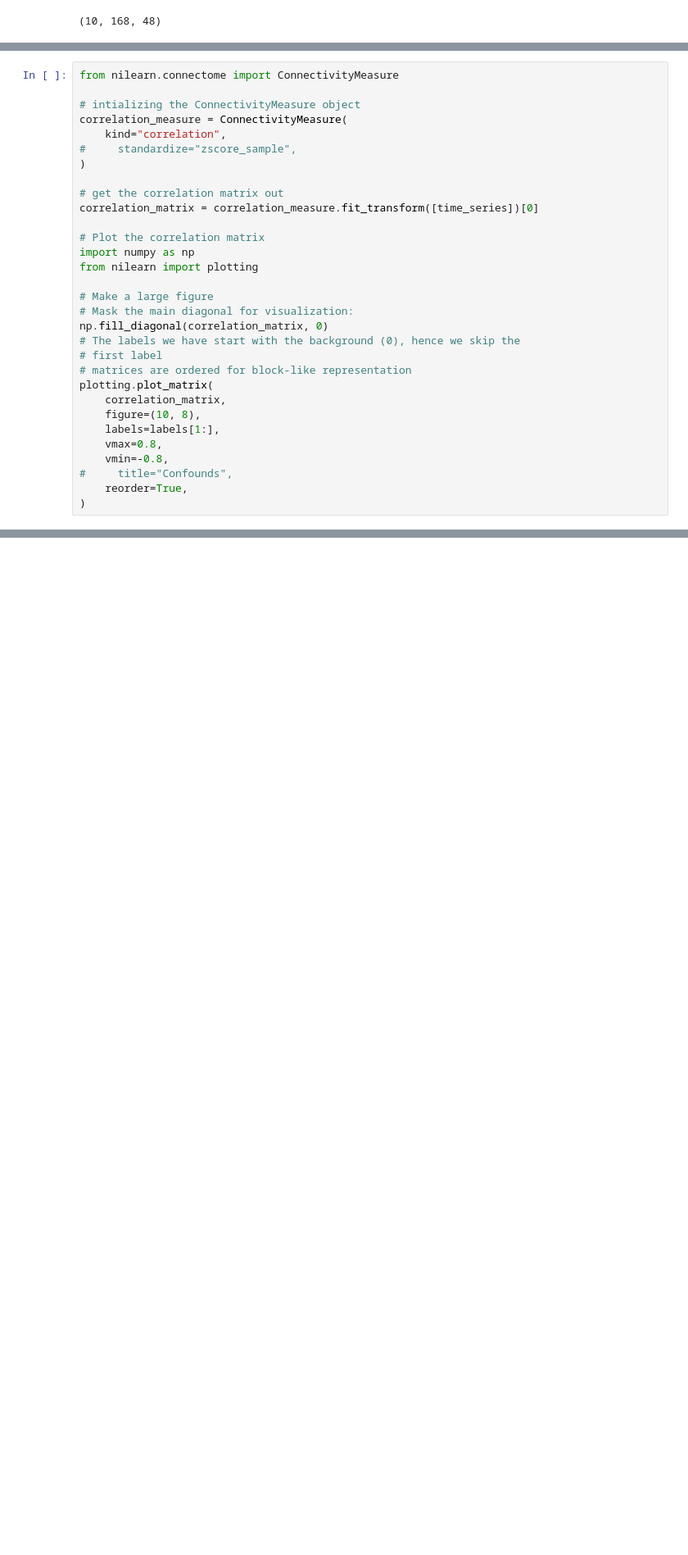
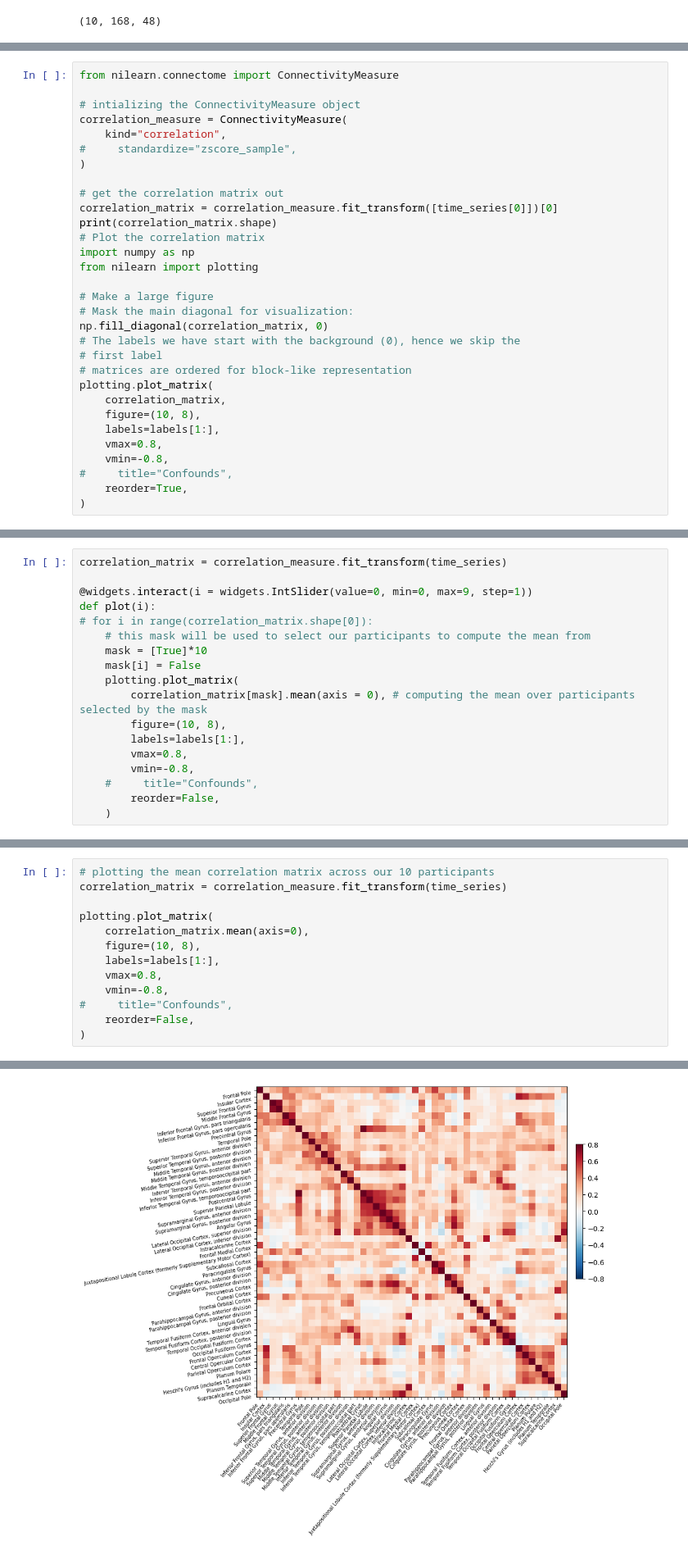
Before and after one commit to opdewinter/prsm-neuro-crash-course, a Jupyter notebook: nilearn first steps.ipynb, the cells around one changed output, grey strips where cells are left out. Shown at 82% size. Drawn from its saved outputs; the diff is of its cells as text; blank space fills up the shorter version.

Commit message:
update nilearn first steps 10-04

```diff
--- a/nilearn first steps.ipynb
+++ b/nilearn first steps.ipynb
@@ -202,8 +192,8 @@ correlation_measure = ConnectivityMeasure(
 )
 
 # get the correlation matrix out
-correlation_matrix = correlation_measure.fit_transform([time_series])[0]
-
+correlation_matrix = correlation_measure.fit_transform([time_series[0]])[0]
+print(correlation_matrix.shape)
 # Plot the correlation matrix
 import numpy as np
 from nilearn import plotting
@@ -228,0 +251,18 @@ plotting.plot_matrix(
+# %%
+correlation_matrix = correlation_measure.fit_transform(time_series)
+
+@widgets.interact(i = widgets.IntSlider(value=0, min=0, max=9, step=1))
+def plot(i):
+# for i in range(correlation_matrix.shape[0]):
+    # this mask will be used to select our participants to compute the mean from
+    mask = [True]*10
+    mask[i] = False
+    plotting.plot_matrix(
+        correlation_matrix[mask].mean(axis = 0), # computing the mean over participants selected by the mask
+        figure=(10, 8),
+        labels=labels[1:],
+        vmax=0.8,
+        vmin=-0.8,
+    #     title="Confounds",
+        reorder=False,
+    )
@@ -228,0 +279,14 @@ plotting.plot_matrix(
+# %%
+# plotting the mean correlation matrix across our 10 participants
+correlation_matrix = correlation_measure.fit_transform(time_series)
+
+plotting.plot_matrix(
+    correlation_matrix.mean(axis=0),
+    figure=(10, 8),
+    labels=labels[1:],
+    vmax=0.8,
+    vmin=-0.8,
+#     title="Confounds",
+    reorder=False,
+)
+# %% [output]
@@ -228,0 +294 @@ plotting.plot_matrix(
+[figure, added]
```
Also changed, not shown: parts of 15 cells of this notebook.
